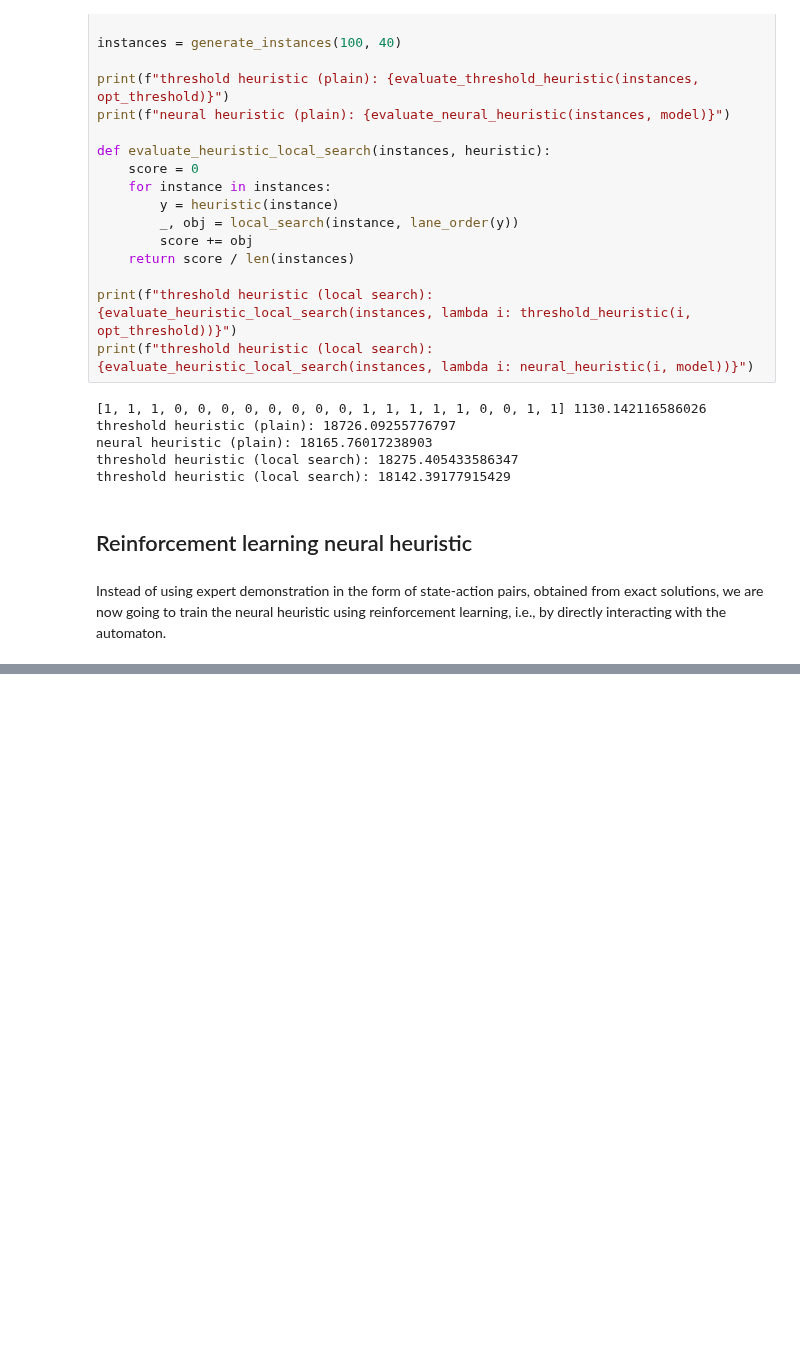
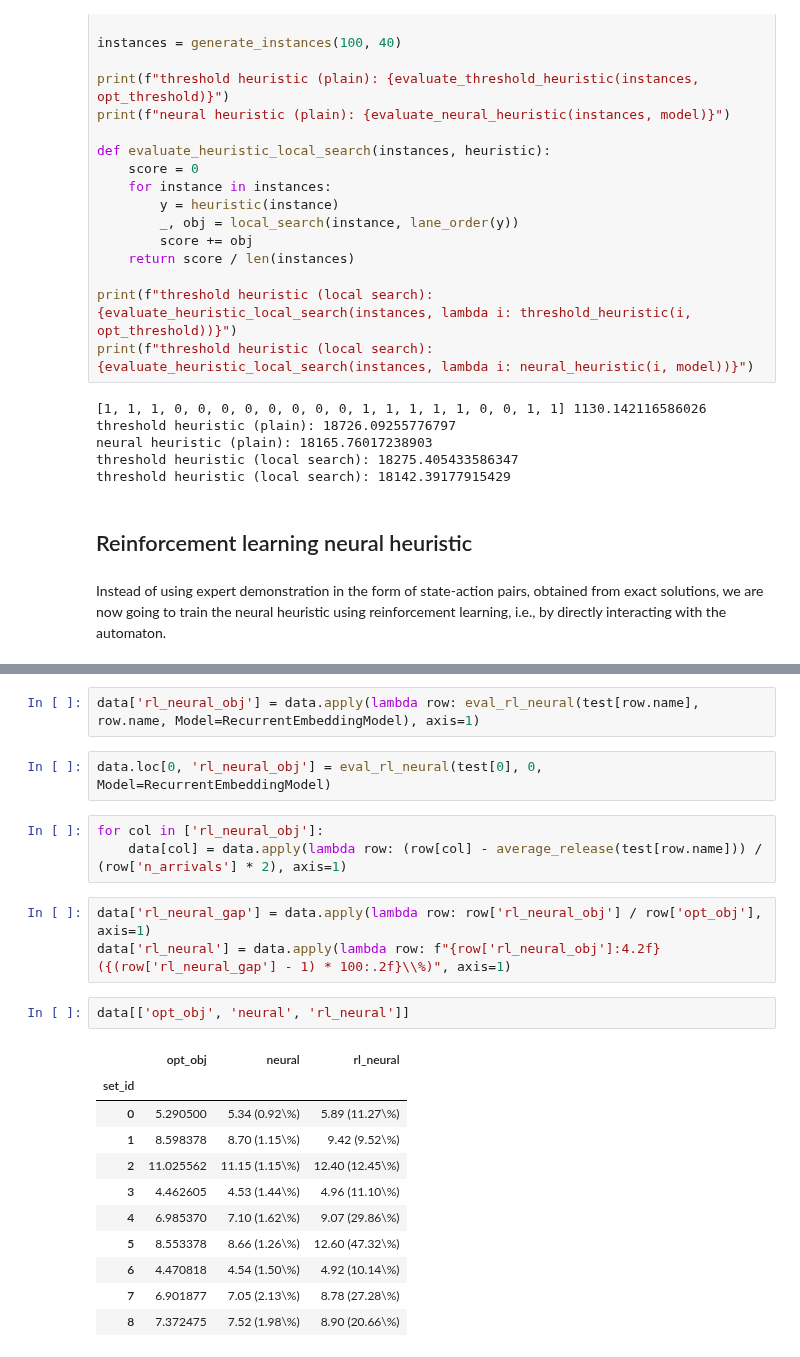
Before and after one commit to jeroenvanriel/traffic-scheduling, a Jupyter notebook: single/comparison.ipynb, the cells around one changed output, grey strips where cells are left out. Drawn from its saved outputs; the diff is of its cells as text; blank space fills up the shorter version.

```diff
--- a/single/comparison.ipynb
+++ b/single/comparison.ipynb
@@ -659,0 +763,24 @@ def train_rl_neural_heuristic(model, instances):
+# %%
+data['rl_neural_obj'] = data.apply(lambda row: eval_rl_neural(test[row.name], row.name, Model=RecurrentEmbeddingModel), axis=1)
+# %%
+data.loc[0, 'rl_neural_obj'] = eval_rl_neural(test[0], 0, Model=RecurrentEmbeddingModel)
+# %%
+for col in ['rl_neural_obj']:
+    data[col] = data.apply(lambda row: (row[col] - average_release(test[row.name])) / (row['n_arrivals'] * 2), axis=1)
+# %%
+data['rl_neural_gap'] = data.apply(lambda row: row['rl_neural_obj'] / row['opt_obj'], axis=1)
+data['rl_neural'] = data.apply(lambda row: f"{row['rl_neural_obj']:4.2f} ({(row['rl_neural_gap'] - 1) * 100:.2f}\\%)", axis=1)
+# %%
+data[['opt_obj', 'neural', 'rl_neural']]
+# %% [output]
+|  | opt_obj | neural | rl_neural |
+| set_id |  |  |  |
+| 0 | 5.290500 | 5.34 (0.92\%) | 5.89 (11.27\%) |
+| 1 | 8.598378 | 8.70 (1.15\%) | 9.42 (9.52\%) |
+| 2 | 11.025562 | 11.15 (1.15\%) | 12.40 (12.45\%) |
+| 3 | 4.462605 | 4.53 (1.44\%) | 4.96 (11.10\%) |
+| 4 | 6.985370 | 7.10 (1.62\%) | 9.07 (29.86\%) |
+| 5 | 8.553378 | 8.66 (1.26\%) | 12.60 (47.32\%) |
+| 6 | 4.470818 | 4.54 (1.50\%) | 4.92 (10.14\%) |
+| 7 | 6.901877 | 7.05 (2.13\%) | 8.78 (27.28\%) |
+| 8 | 7.372475 | 7.52 (1.98\%) | 8.90 (20.66\%) |
```
Also changed, not shown: parts of 21 cells of this notebook, 2 other files.
